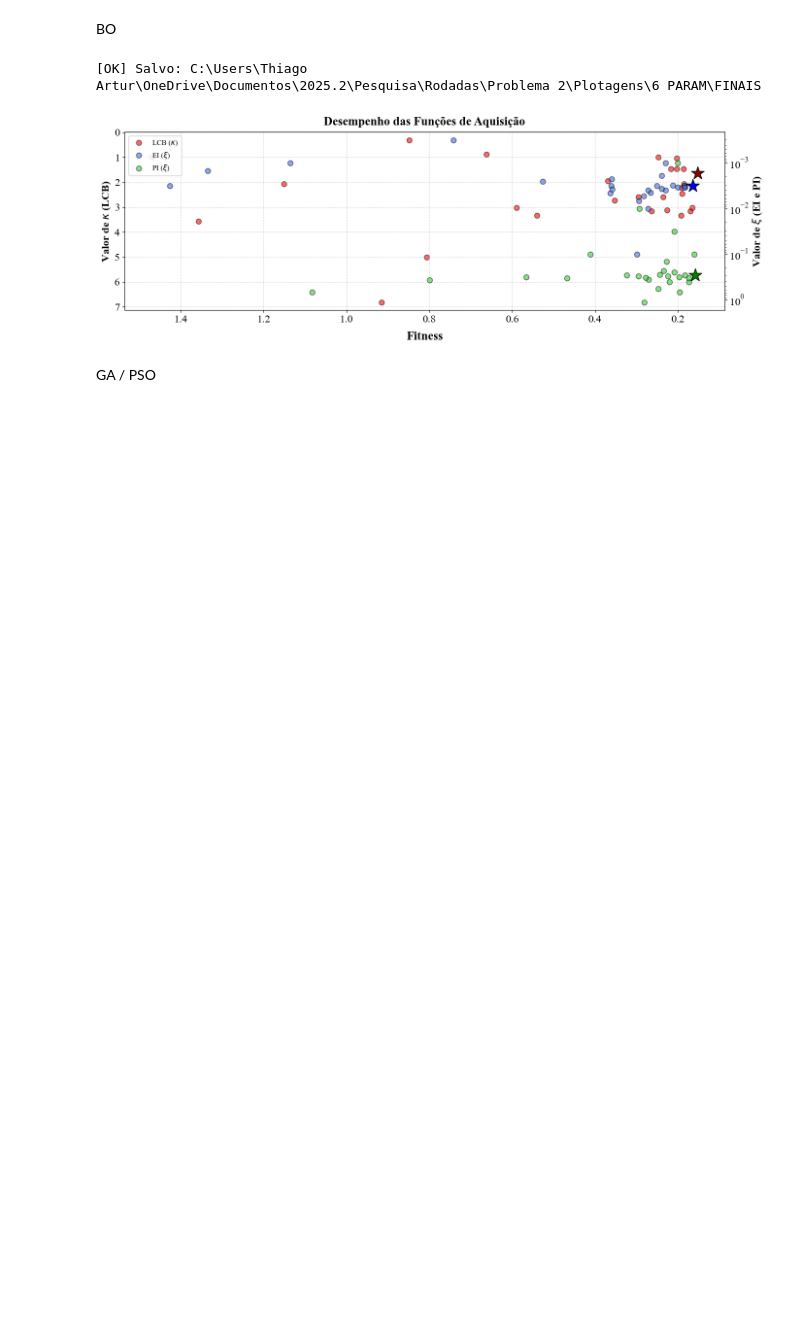
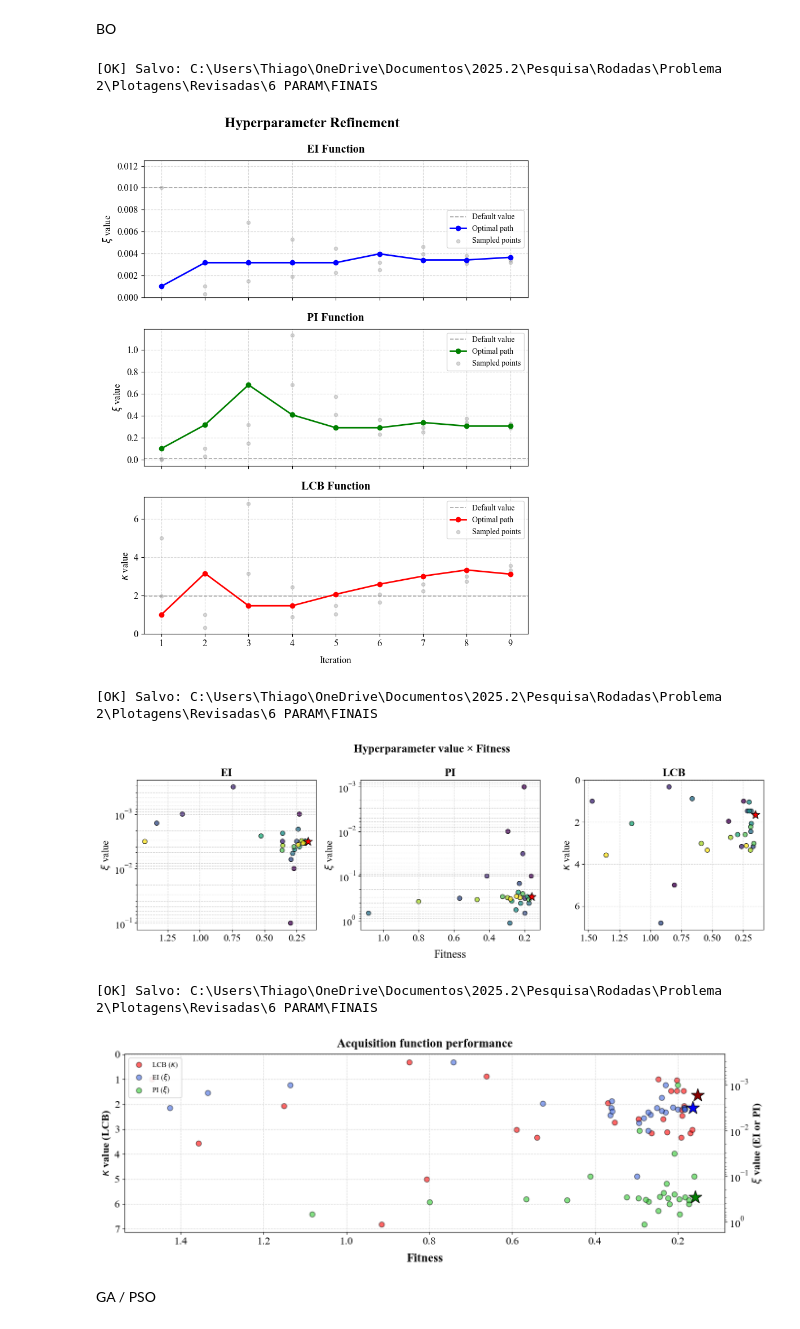
Before and after one commit to joaovfdias/optim_model_updating, a Jupyter notebook: plots/metaopt/plot_6PARAM.ipynb, the cells around one changed output. Cells and saved outputs as stored; diff of their text form; code cells hidden in the pictures; blank space fills up the shorter version.

Commit message:
[metaopt] Legendas e títulos em inglês.

```diff
--- a/plots/metaopt/plot_6PARAM.ipynb
+++ b/plots/metaopt/plot_6PARAM.ipynb
@@ -1,12 +1,16 @@
 # %%
 from plotador_mo import *
+from tests.indexador_2026 import *
 
 # plotador da meta-opt
 
+computador = 'LEST 1'
+PC = indexar_device(computador)
+
 param = 6
 
-data_dir = os.path.join(r"C:\Users\Thiago Artur\OneDrive\Documentos\2025.2\Pesquisa\Rodadas\Problema 2\META-OPT", f"{param} PARAM")
-save_dir = os.path.join(r"C:\Users\Thiago Artur\OneDrive\Documentos\2025.2\Pesquisa\Rodadas\Problema 2\Plotagens", f"{param} PARAM", "FINAIS")
+data_dir = os.path.join(PC.base_path, r"Problema 2\META-OPT", f"{param} PARAM")
+save_dir = os.path.join(PC.base_path, r"Problema 2\Plotagens\Revisadas", f"{param} PARAM", "FINAIS")
 os.makedirs(save_dir, exist_ok=True)
 # %%
 save_dir = False
@@ -15,19 +19,23 @@ BO
 # %%
 algo = "BO"
 # save_dir = False
 
 df_meta = pd.read_csv(os.path.join(data_dir, algo, f"meta_opt_{algo}.csv"))
 
 limitar_eixo = {
     "EI": 0.0125
 }
 
-# plotar_convergencia_bo(df_meta, ylim=limitar_eixo, salvar_em=save_dir)
-# plotar_sensibilidade_bo(df_meta, salvar_em=save_dir)
+plotar_convergencia_bo(df_meta, ylim=limitar_eixo, salvar_em=save_dir)
+plotar_sensibilidade_bo(df_meta, salvar_em=save_dir)
 plotar_sensibilidade_bo_unificado(df_meta, salvar_em=save_dir)
 # %% [output]
-[OK] Salvo: C:\Users\Thiago Artur\OneDrive\Documentos\2025.2\Pesquisa\Rodadas\Problema 2\Plotagens\6 PARAM\FINAIS
+[OK] Salvo: C:\Users\Thiago\OneDrive\Documentos\2025.2\Pesquisa\Rodadas\Problema 2\Plotagens\Revisadas\6 PARAM\FINAIS
-[figure, old version]
+[figure, new version]
+[OK] Salvo: C:\Users\Thiago\OneDrive\Documentos\2025.2\Pesquisa\Rodadas\Problema 2\Plotagens\Revisadas\6 PARAM\FINAIS
+[figure, added]
+[OK] Salvo: C:\Users\Thiago\OneDrive\Documentos\2025.2\Pesquisa\Rodadas\Problema 2\Plotagens\Revisadas\6 PARAM\FINAIS
+[figure, added]
 # %% [markdown]
 GA / PSO
 # %%
```
Also changed, not shown: parts of 2 cells of this notebook, 1 other file.
